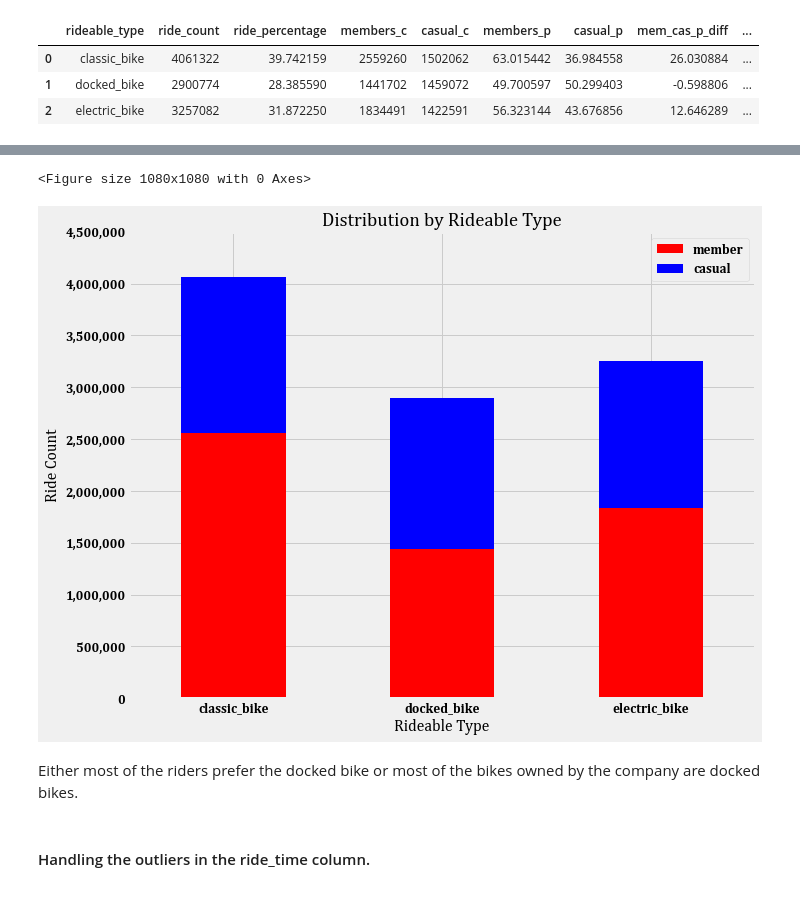
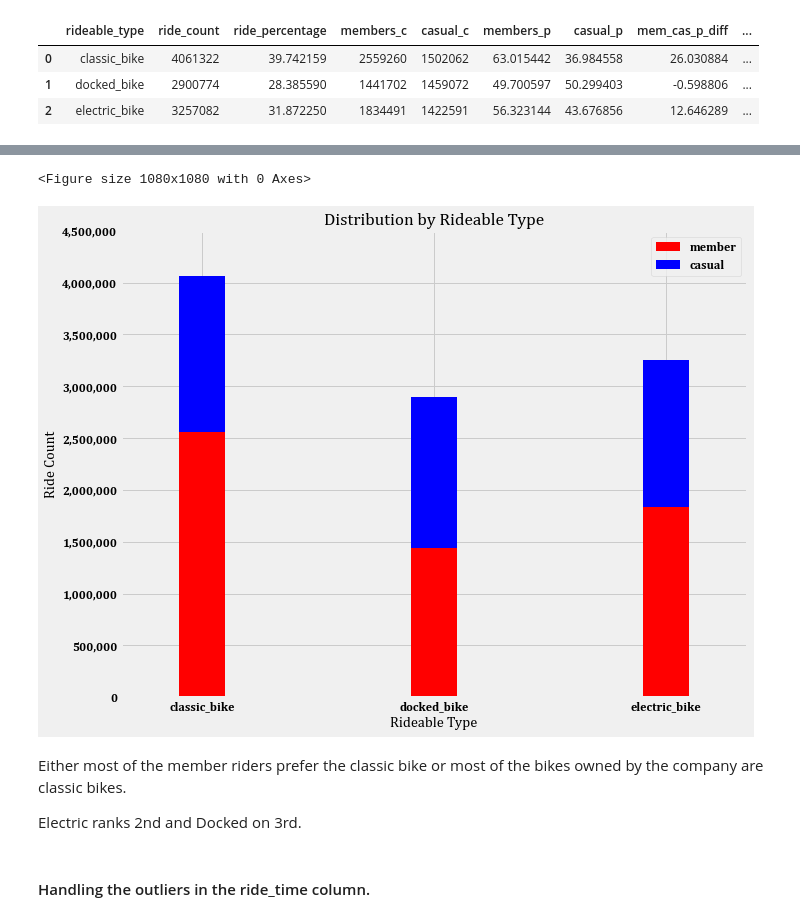
Before and after one commit to deepbdoshi/Google-Analytics-Capstone-Project, a Jupyter notebook: Google Analytics Capstone Project 1.ipynb, the cells around one changed output, grey strips where cells are left out. Cells and saved outputs as stored; diff of their text form; code cells hidden in the pictures.

```diff
--- a/Google Analytics Capstone Project 1.ipynb
+++ b/Google Analytics Capstone Project 1.ipynb
@@ -530,19 +552,3 @@ group_data_by_week_day
 | 4 | 4 | 1461558 | 14.302109 | 839057 | 622501 | 57.408396 | 42.591604 | 14.816791 | ... |
 | 5 | 5 | 1813777 | 17.748756 | 838676 | 975101 | 46.239201 | 53.760799 | -7.521597 | ... |
 | 6 | 6 | 1548639 | 15.154242 | 728229 | 820410 | 47.023806 | 52.976194 | -5.952388 | ... |
-# %%
-_ = mp.figure(figsize=(15,15))
-_ = mp.style.use("fivethirtyeight")
-
-font = {'family' : 'cambria',
-        'size'   : 12}
-
-mp.rc('font', **font)
-
-ax = group_data_by_week_day[['weekday', 'members_c', 'casual_c']].plot(kind='barh', stacked=True, color=['red', 'yellow'], figsize=(13,8))
-ax.set_yticklabels(['Monday', 'Tuesday', 'Wednesday', 'Thursday', 'Friday', 'Saturday', 'Sunday'])
-_ = mp.xticks(np.arange(0, 100000, 2500000))
-_ = mp.xlabel('Ride Count')
-_ = mp.ylabel('Weekday')
-_ = mp.title('Distribution by Weekday')
-_ = mp.legend(["member", "casual"])
@@ -764,24 +765,3 @@ weekend_data_by_start_hour
 | 21 | 21 | 42094 | 56271 |
 | 22 | 22 | 34608 | 53796 |
 | 23 | 23 | 27206 | 46401 |
-# %%
-_ = mp.figure(figsize=(15,8))
-_ = mp.style.use("fivethirtyeight")
-
-font = {'family' : 'cambria', 'size'   : 13}
-mp.rc('font', **font)
-
-fig, (ax1, ax2) = mp.subplots(1, 2, sharey=True)
-mp.subplots_adjust(top=0.9, wspace=0.2, hspace=0.5)
-
-_ = midweek_data_by_start_hour.plot(x = 'start_hour', y = ['members_c', 'casual_c'], kind='bar', stacked=True, color=['red', 'blue'], figsize=(15,8), ax=ax1, label=['Members', 'Casual'])
-_ = ax1.set_title('Midweek')
-_ = ax1.legend()
-
-
-_ = weekend_data_by_start_hour.plot(x = 'start_hour', y = ['members_c', 'casual_c'], kind='bar', stacked=True, color=['red', 'blue'], figsize=(15,8), ax=ax2, label=['Members', 'Casual'])
-_ = ax2.set_title('Weekend')
-_ = ax2.legend()
-
-_ = mp.yticks(np.arange(0, 120000, 10000))
-_ = mp.suptitle("Distribution by Start Hour by Type of Weekday")
@@ -853,19 +831,21 @@ Name: rideable_type, dtype: int64
 # %%
 _ = mp.figure(figsize=(15,15))
 
-ax = group_data_by_rideable_type[['rideable_type', 'members_c', 'casual_c']].plot(x='rideable_type', y = ['members_c', 'casual_c'], kind='bar', stacked=True, color=['red', 'blue'], figsize=(10,8), label=['Members', 'Casual'])
+ax = group_data_by_rideable_type[['rideable_type', 'members_c', 'casual_c']].plot(x='rideable_type', y = ['members_c', 'casual_c'], kind='bar', stacked=True, color=['red', 'blue'], figsize=(10,8), label=['Members', 'Casual'], width=0.2)
 ax.set_xticklabels(group_data_by_rideable_type['rideable_type'], rotation=0)
 _ = mp.yticks(np.arange(0, 5000000, 500000))
 ax.get_yaxis().set_major_formatter(matplotlib.ticker.FuncFormatter(lambda x, p: format(int(x), ',')))
 _ = mp.ylabel('Ride Count')
 _ = mp.xlabel('Rideable Type')
 _ = mp.title('Distribution by Rideable Type')
 _ = mp.legend(["member", "casual"])
 # %% [output]
 <Figure size 1080x1080 with 0 Axes>
-[figure, old version]
+[figure, new version]
 # %% [markdown]
-Either most of the riders prefer the docked bike or most of the bikes owned by the company are docked bikes.
+Either most of the member riders prefer the classic bike or most of the bikes owned by the company are classic bikes.
+
+Electric ranks 2nd and Docked on 3rd.
 # %% [markdown]
 #### Handling the outliers in the ride_time column.
 # %% [markdown]
```
Also changed, not shown: parts of 27 cells of this notebook.
